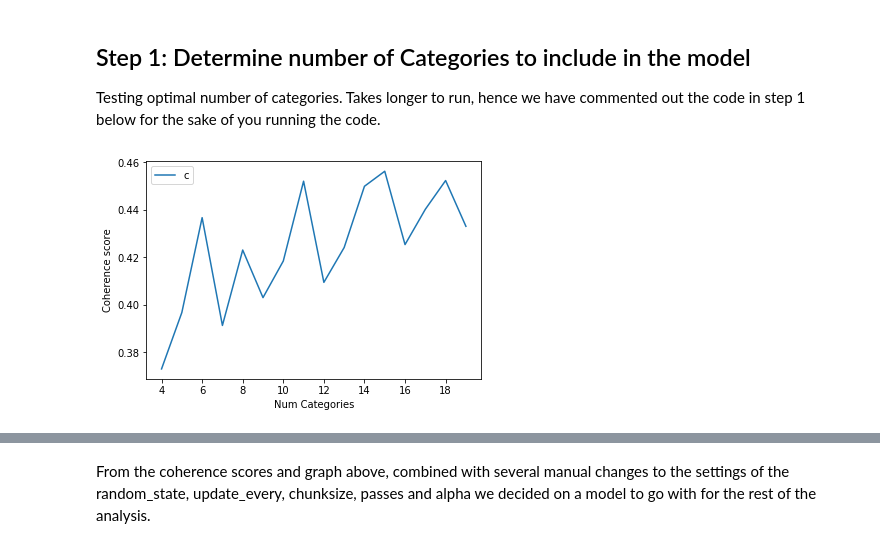
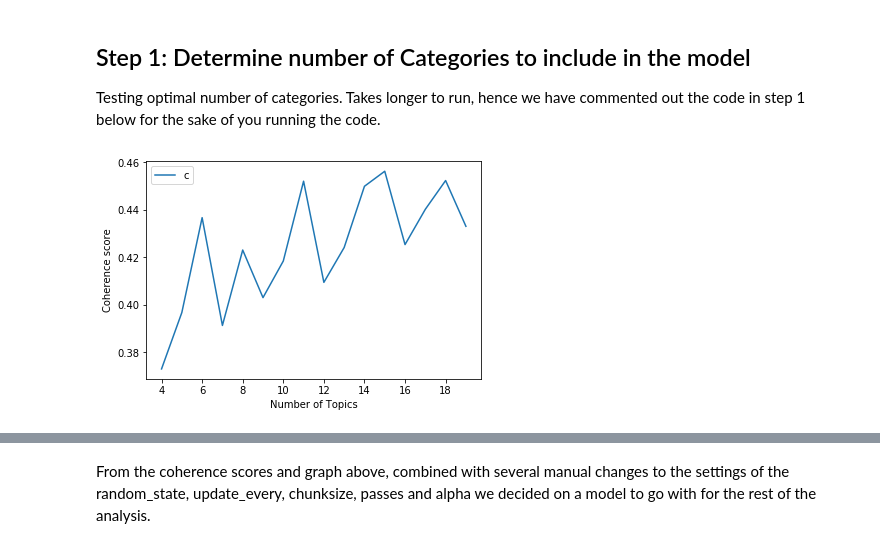
Before and after one commit to OliviaRW/group23, a Jupyter notebook: Exam/Migration/LDA-model (MAIN).ipynb, the cells around one changed output, grey strips where cells are left out. Drawn from its saved outputs; the diff is of its cells as text; code cells hidden in the pictures.

```diff
--- a/Exam/Migration/LDA-model (MAIN).ipynb
+++ b/Exam/Migration/LDA-model (MAIN).ipynb
@@ -89,14 +92,14 @@ model_list, coherence_values = compute_coherence_values(dictionary=id2word, corp
 # %%
 # Create graph showing the coherence value for number of topics
 limit=20; start=4; step=1;
 x = range(start, limit, step)
 plt.plot(x, coherence_values)
-plt.xlabel("Num Categories")
+plt.xlabel("Number of Topics")
 plt.ylabel("Coherence score")
 plt.legend(("coherence_values"), loc='best')
-plt.show()
+plt.savefig('coherence_score.png')
 # %% [output]
-[figure, old version]
+[figure, new version]
 # %%
 # Print the coherence scores
 for m, cv in zip(x, coherence_values):
```
Also changed, not shown: parts of 13 cells of this notebook.
